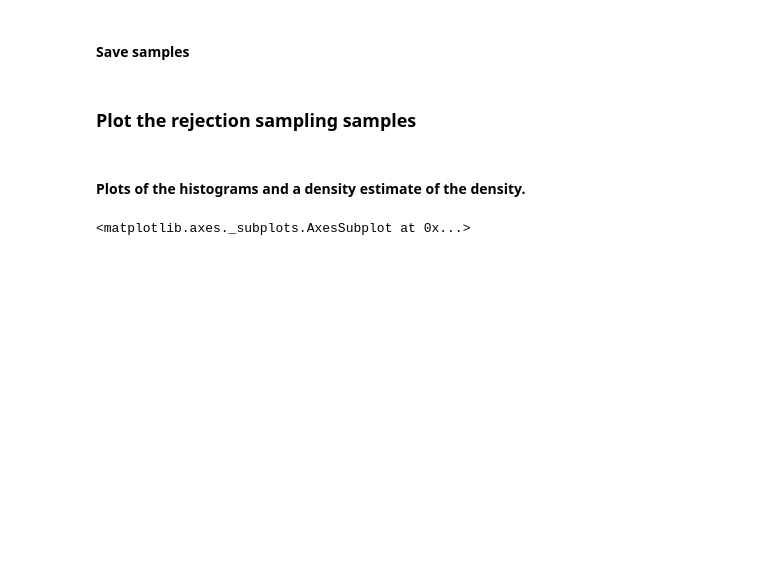
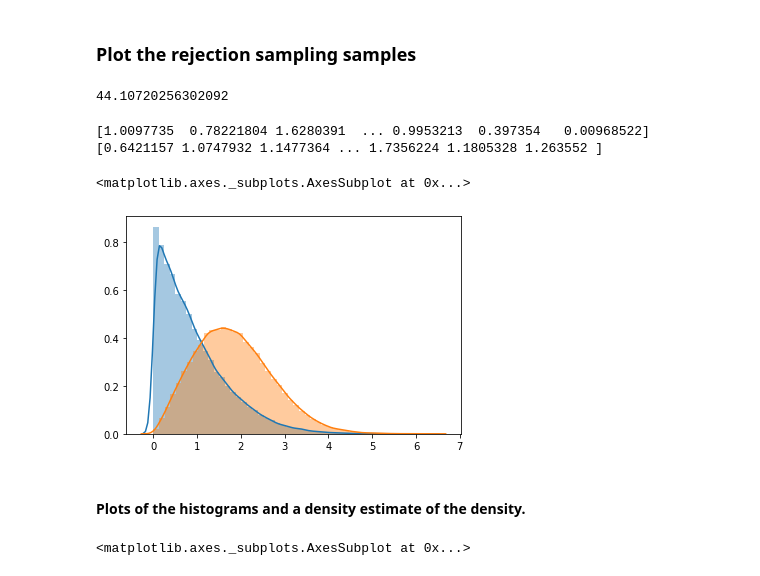
Before and after one commit to bayesianbrad/openmalaria_probprog, a Jupyter notebook: code/amortized_rs/run_2/amortized_rs_2.ipynb, the cells around one changed output. Saved outputs shown, nothing was run; the diff lists cells and outputs as text; code cells hidden in the pictures; blank space fills up the shorter version.

```diff
--- a/code/amortized_rs/run_2/amortized_rs_2.ipynb
+++ b/code/amortized_rs/run_2/amortized_rs_2.ipynb
@@ -149,2 +118,0 @@ print(' Time taken is {} for {} samples'.format(total_time, n_samples))
-# %% [markdown]
-#### Save samples
@@ -154,11 +119,62 @@ torch.save(samples_2, 'samples_r2.pt')
 # %% [markdown]
 ### Plot the rejection sampling samples
+# %%
+#### Spare code for tail optimization - if requried ####
+# # problem with tail recursion as the function continuies to evaluate R1 beyond
+# # the allowed recursion depth. To mitigate this we must add some additional decorators to deal with this
+# # and hack the python internals. Else, use functional programming.
+# class TailRecurseException:
+#   def __init__(self, args, kwargs):
+#     self.args = args
+#     self.kwargs = kwargs
+
+# def tail_call_optimized(g):
+#   """
+#   This function decorates a function with tail call
+#   optimization. It does this by throwing an exception
+#   if it is it's own grandparent, and catching such
+#   exceptions to fake the tail call optimization.
+
+#   This function fails if the decorated
+#   function recurses in a non-tail context.
+#   """
+#   def func(*args, **kwargs):
+#     f = sys._getframe()
+#     if f.f_back and f.f_back.f_back \
+#         and f.f_back.f_back.f_code == f.f_code:
+#       raise TailRecurseException(args, kwargs)
+#     else:
+#       while 1:
+#         try:
+#           return g(*args, **kwargs)
+#         except TailRecurseException, e:
+#           args = e.args
+#           kwargs = e.kwargs
+#   func.__doc__ = g.__doc__
+#   return func
+
+
+# @tail_call_optimized
+158785.9292268753/3600
+# %% [output]
+44.10720256302092
 # %%
 import matplotlib.pyplot as plt
 import seaborn as sns
 
 samples_1np = samples_1.data.numpy()
 samples_2np = samples_2.data.numpy()
+samples_1np_z2 = samples_1np[1:,1]
+samples_2np_z4 = samples_2np[1:,3]
+print(samples_1np_z2)
+print(samples_2np_z4)
+sns.distplot(samples_1np_z2)
+sns.distplot(samples_2np_z4)
+# %% [output]
+[1.0097735  0.78221804 1.6280391  ... 0.9953213  0.397354   0.00968522]
+[0.6421157 1.0747932 1.1477364 ... 1.7356224 1.1805328 1.263552 ]
+<matplotlib.axes._subplots.AxesSubplot at 0x...>
+[figure, added]
 # %% [markdown]
 #### Plots of the histograms and a density estimate of the density.
 # %%
```
Also changed, not shown: parts of 3 cells of this notebook, 32 other files.
